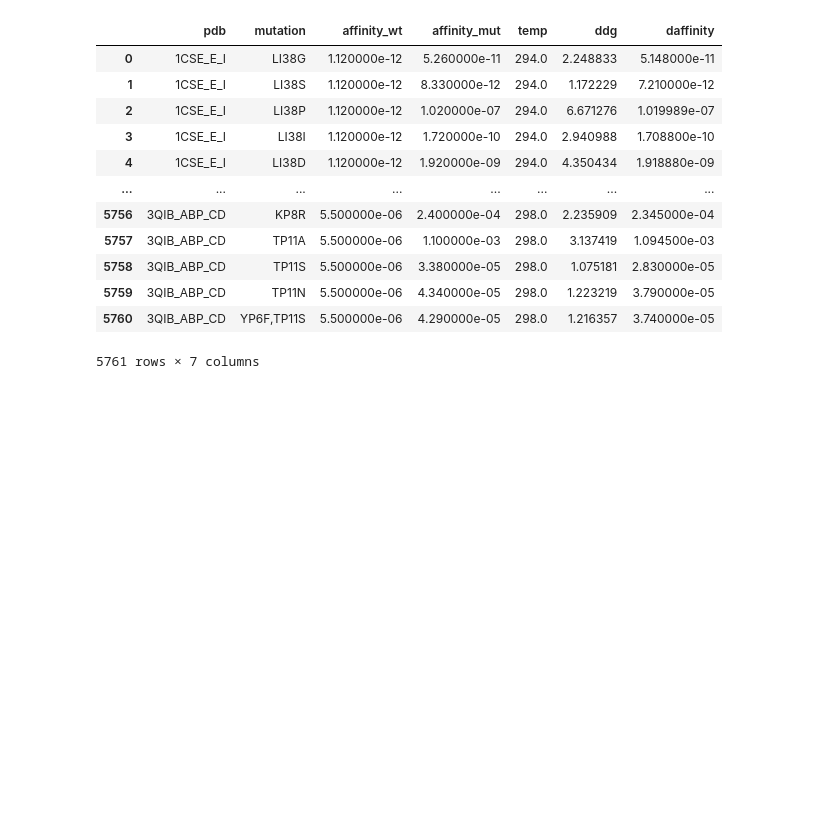
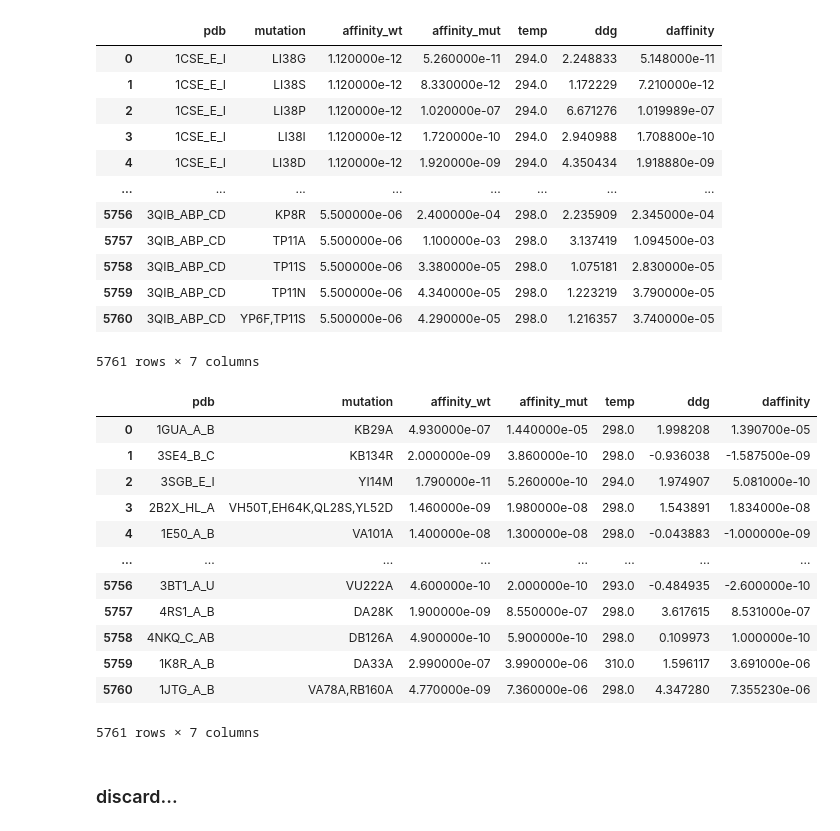
Before and after one commit to ZouJoelin/GPSite_Siamese, a Jupyter notebook: data_process.ipynb, the cells around one changed output. Drawn from its saved outputs; the diff is of its cells as text; code cells hidden in the pictures; blank space fills up the shorter version.

```diff
--- a/data_process.ipynb
+++ b/data_process.ipynb
@@ -612,3 +612,24 @@ info
 | 5759 | 3QIB_ABP_CD | TP11N | 5.500000e-06 | 4.340000e-05 | 298.0 | 1.223219 | 3.790000e-05 |
 | 5760 | 3QIB_ABP_CD | YP6F,TP11S | 5.500000e-06 | 4.290000e-05 | 298.0 | 1.216357 | 3.740000e-05 |
 5761 rows × 7 columns
+# %%
+
+info_shuffled = info.sample(frac=1, random_state=42).reset_index(drop=True)
+torch.save(info_shuffled, "./data/dataset_shuffled.pt")
+info_shuffled
+# %% [output]
+|  | pdb | mutation | affinity_wt | affinity_mut | temp | ddg | daffinity |
+| 0 | 1GUA_A_B | KB29A | 4.930000e-07 | 1.440000e-05 | 298.0 | 1.998208 | 1.390700e-05 |
+| 1 | 3SE4_B_C | KB134R | 2.000000e-09 | 3.860000e-10 | 298.0 | -0.936038 | -1.587500e-09 |
+| 2 | 3SGB_E_I | YI14M | 1.790000e-11 | 5.260000e-10 | 294.0 | 1.974907 | 5.081000e-10 |
+| 3 | 2B2X_HL_A | VH50T,EH64K,QL28S,YL52D | 1.460000e-09 | 1.980000e-08 | 298.0 | 1.543891 | 1.834000e-08 |
+| 4 | 1E50_A_B | VA101A | 1.400000e-08 | 1.300000e-08 | 298.0 | -0.043883 | -1.000000e-09 |
+| ... | ... | ... | ... | ... | ... | ... | ... |
+| 5756 | 3BT1_A_U | VU222A | 4.600000e-10 | 2.000000e-10 | 293.0 | -0.484935 | -2.600000e-10 |
+| 5757 | 4RS1_A_B | DA28K | 1.900000e-09 | 8.550000e-07 | 298.0 | 3.617615 | 8.531000e-07 |
+| 5758 | 4NKQ_C_AB | DB126A | 4.900000e-10 | 5.900000e-10 | 298.0 | 0.109973 | 1.000000e-10 |
+| 5759 | 1K8R_A_B | DA33A | 2.990000e-07 | 3.990000e-06 | 310.0 | 1.596117 | 3.691000e-06 |
+| 5760 | 1JTG_A_B | VA78A,RB160A | 4.770000e-09 | 7.360000e-06 | 298.0 | 4.347280 | 7.355230e-06 |
+5761 rows × 7 columns
+# %% [markdown]
+### discard...
```
Also changed, not shown: parts of 1 cell of this notebook, 7 other files.
